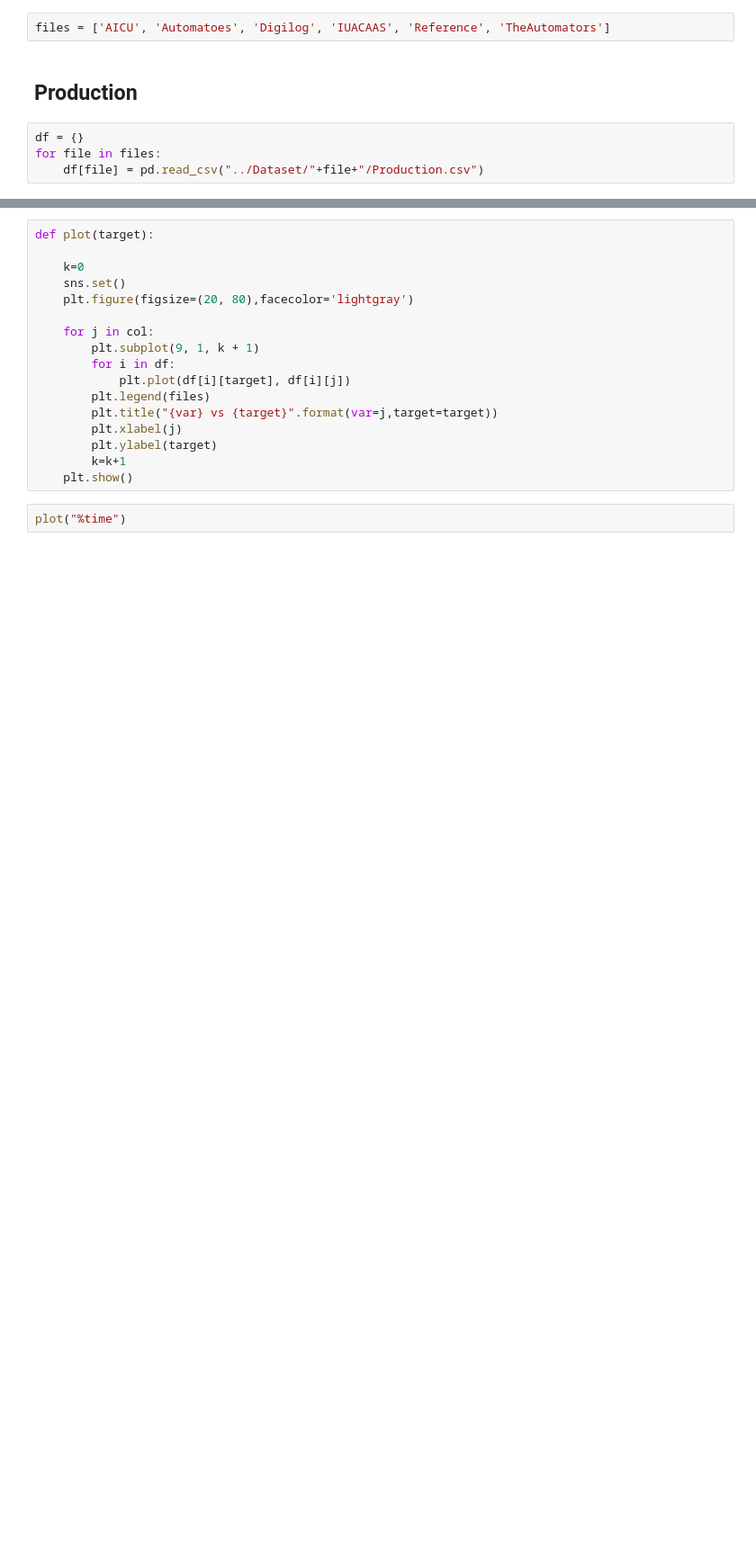
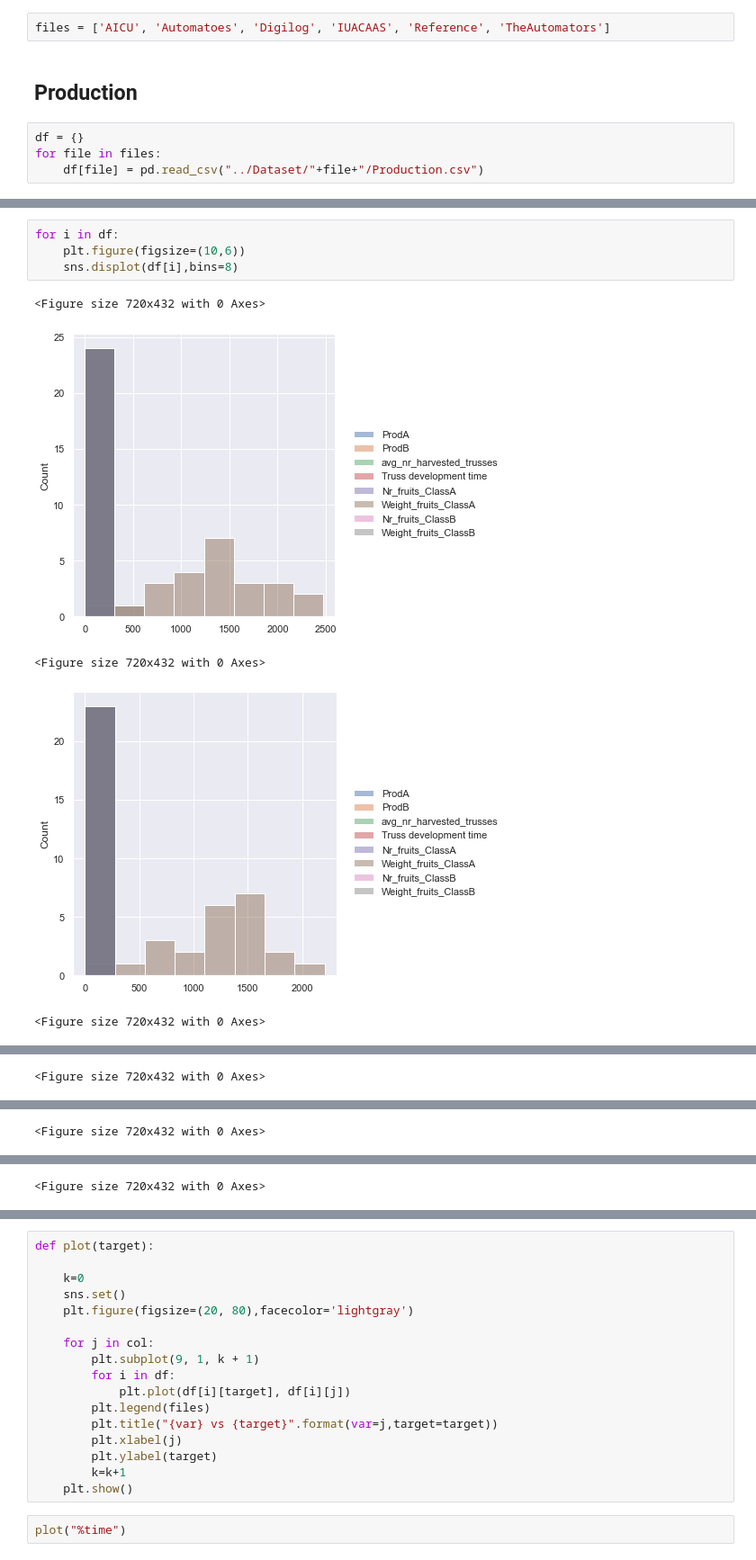
Before and after one commit to Vice777/Omdena-Chapter-Algeria, a Jupyter notebook: EDA/EDA-Production.ipynb, the cells around one changed output, grey strips where cells are left out. Shown at 90% size. Drawn from its saved outputs; the diff is of its cells as text; blank space fills up the shorter version.

```diff
--- a/EDA/EDA-Production.ipynb
+++ b/EDA/EDA-Production.ipynb
@@ -142,0 +249,10 @@ Deprecated in NumPy 1.20; for more details and guidance: https://numpy.org/devdo
+# %%
+for i in df:
+    plt.figure(figsize=(10,6))
+    sns.displot(df[i],bins=8)
+# %% [output]
+<Figure size 720x432 with 0 Axes>
+[figure, added]
+<Figure size 720x432 with 0 Axes>
+[figure, added]
+<Figure size 720x432 with 0 Axes>
@@ -142,0 +260 @@ Deprecated in NumPy 1.20; for more details and guidance: https://numpy.org/devdo
+<Figure size 720x432 with 0 Axes>
@@ -142,0 +262 @@ Deprecated in NumPy 1.20; for more details and guidance: https://numpy.org/devdo
+<Figure size 720x432 with 0 Axes>
@@ -142,0 +264 @@ Deprecated in NumPy 1.20; for more details and guidance: https://numpy.org/devdo
+<Figure size 720x432 with 0 Axes>
```
Also changed, not shown: parts of 18 cells of this notebook.
